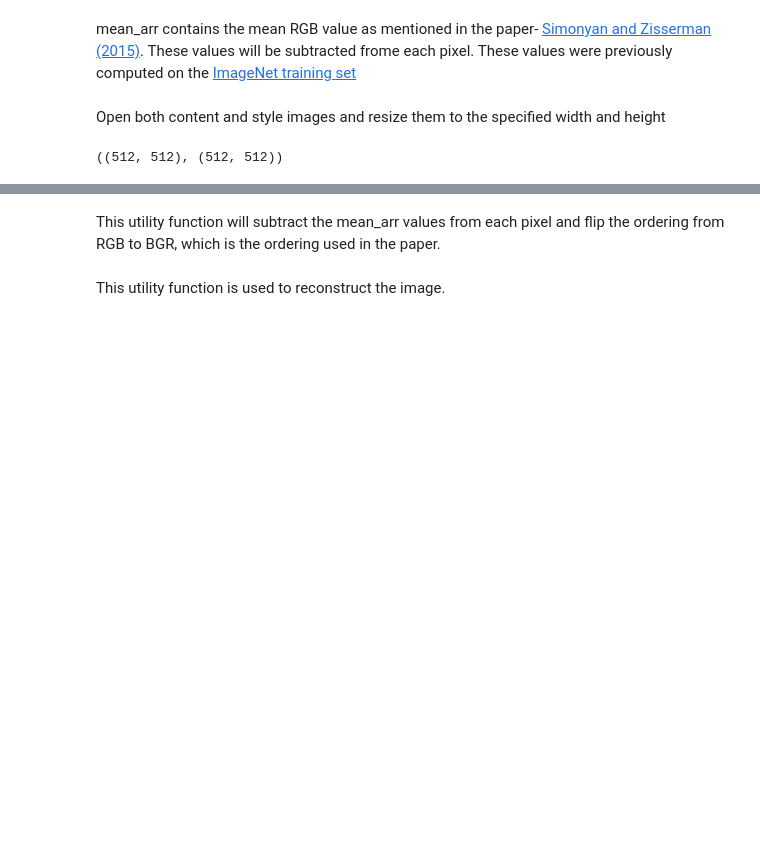
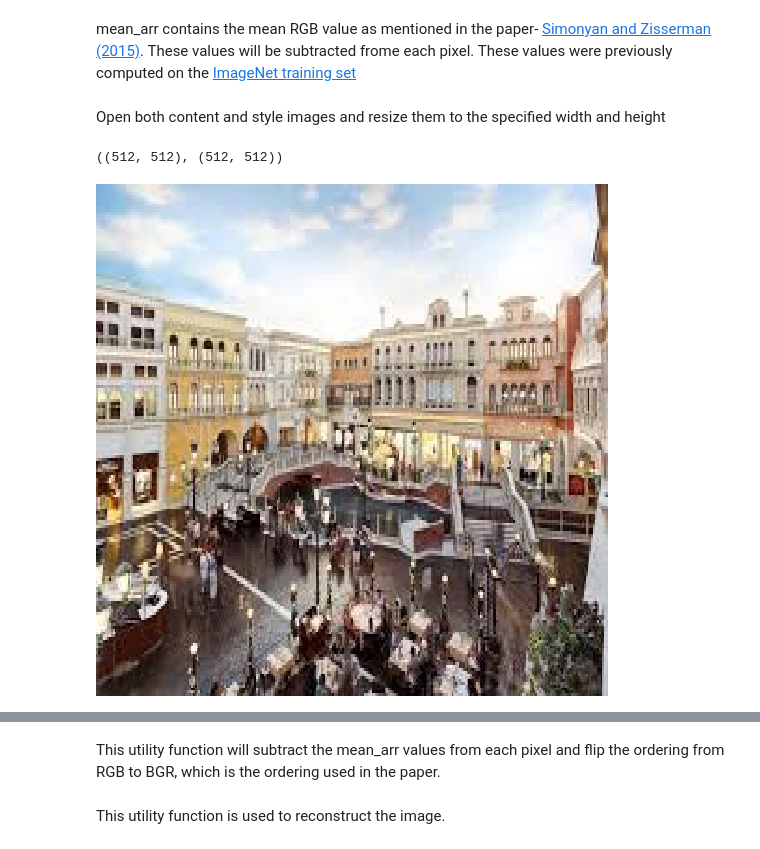
Before and after one commit to vishav/neuralstyletransfer, a Jupyter notebook: neural_style_transfer.ipynb, the cells around one changed output, grey strips where cells are left out. Cells and saved outputs as stored; diff of their text form; code cells hidden in the pictures; blank space fills up the shorter version.

```diff
--- a/neural_style_transfer.ipynb
+++ b/neural_style_transfer.ipynb
@@ -56,3 +35,7 @@ style_image= Image.open("wave.jpg").resize((width, height))
 content_image.size, style_image.size
 # %% [output]
 ((512, 512), (512, 512))
+# %%
+content_image
+# %% [output]
+[figure, added]
```
Also changed, not shown: parts of 16 cells of this notebook.
